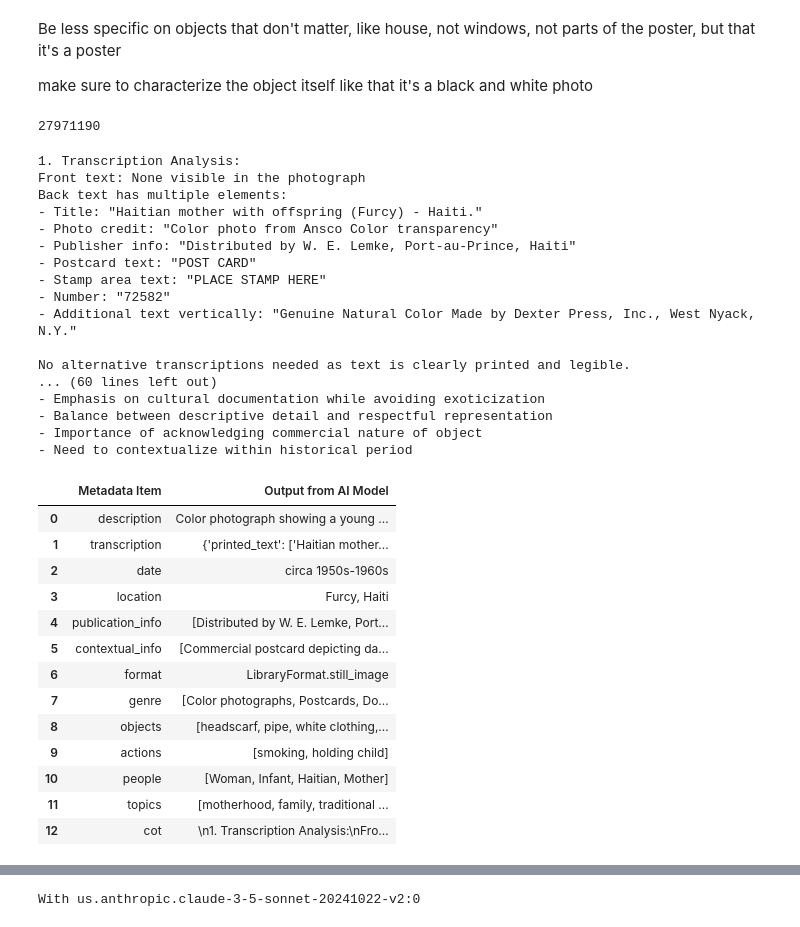
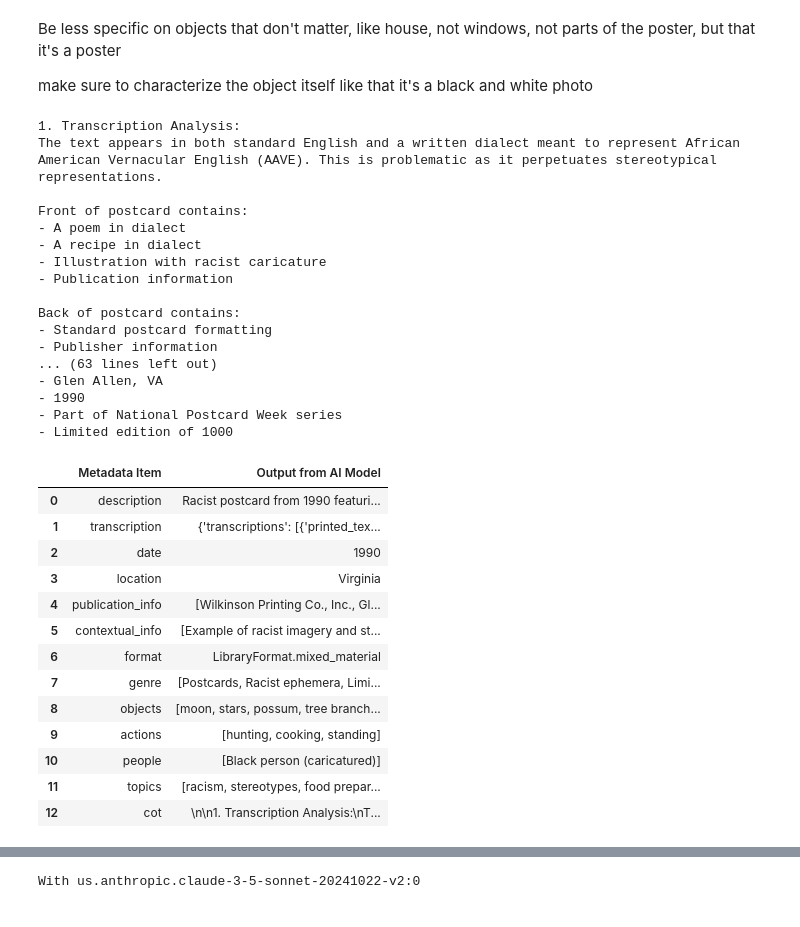
Before and after one commit to emory-libraries/ai-description, a Jupyter notebook: projects/research/metadata_generation.ipynb, the cells around one changed output, grey strips where cells are left out. Cells and saved outputs as stored; diff of their text form; code cells hidden in the pictures.

Commit message:
update transcription object

```diff
--- a/projects/research/metadata_generation.ipynb
+++ b/projects/research/metadata_generation.ipynb
@@ -135,15 +135,13 @@ s3_kwargs = {
     ),
     "region_name": "us-east-1",
 }
-image_path = "ground_truth/images"
-work_id = "880ht76hj7-cor"
-shas = ground_truth_df[ground_truth_df["work_id"] == work_id][["page_sha1", "page_title"]]
-front_sha = shas[shas["page_title"].str.lower() == "front"]["page_sha1"].values[0]
-back_sha = shas[shas["page_title"].str.lower() == "back"]["page_sha1"].values[0]
-front_bytes = s3_util.load_image_bytes(bucket_name, f"ground_truth_images/{front_sha}", s3_kwargs)
-len(front_bytes)
+# image_path = "ground_truth/images"
+# work_id = "880ht76hj7-cor"
+# shas = ground_truth_df[ground_truth_df["work_id"] == work_id][["page_sha1", "page_title"]]
+# front_sha = shas[shas["page_title"].str.lower() == "front"]["page_sha1"].values[0]
+# back_sha = shas[shas["page_title"].str.lower() == "back"]["page_sha1"].values[0]
+# front_bytes = s3_util.load_image_bytes(bucket_name, f"ground_truth_images/{front_sha}", s3_kwargs)
+# len(front_bytes)
-# %% [output]
-27971190
 # %%
 # from PIL import Image
 # import base64
@@ -188,10 +186,10 @@ def gen_metadata_for_wid(work_id, page_title):
         back_sha = None
 
     # Read and encode the images
-    image_data = s3_util.load_image_bytes(bucket_name, f"ground_truth_images/{front_sha}", s3_kwargs)
+    image_data = s3_util.load_to_bytes(bucket_name, f"ground_truth_images/{front_sha}", s3_kwargs)
     img_bytes_list = [image_data]
     if back_sha:
-        image_data_back = s3_util.load_image_bytes(bucket_name, f"ground_truth_images/{back_sha}", s3_kwargs)
+        image_data_back = s3_util.load_to_bytes(bucket_name, f"ground_truth_images/{back_sha}", s3_kwargs)
         img_bytes_list.append(image_data_back)
     else:
         image_data_back = None
@@ -207,39 +205,40 @@ def gen_metadata_for_wid(work_id, page_title):
 # %%
 reload(p)
 reload(gsm)
 reload(gen_utils)
-results = gen_metadata_for_wid('989r2280h5-cor', 'Front')
+# results = gen_metadata_for_wid('880ht76hj7-cor', 'Front') # cotton in sunny south 689d51c5f7-cor
+results = gen_metadata_for_wid('689d51c5f7-cor', 'Front') # AA boy pointing at possum in tree
 print(results.cot)
 print_output(results.model_dump())
 # %% [output]
 1. Transcription Analysis:
-Front text: None visible in the photograph
-Back text has multiple elements:
-- Title: "Haitian mother with offspring (Furcy) - Haiti."
-- Photo credit: "Color photo from Ansco Color transparency"
-- Publisher info: "Distributed by W. E. Lemke, Port-au-Prince, Haiti"
-- Postcard text: "POST CARD"
-- Stamp area text: "PLACE STAMP HERE"
-- Number: "72582"
-- Additional text vertically: "Genuine Natural Color Made by Dexter Press, Inc., West Nyack, N.Y."
+The text appears in both standard English and a written dialect meant to represent African American Vernacular English (AAVE). This is problematic as it perpetuates stereotypical representations.
 
-No alternative transcriptions needed as text is clearly printed and legible.
-... (60 lines left out)
-- Emphasis on cultural documentation while avoiding exoticization
-- Balance between descriptive detail and respectful representation
-- Importance of acknowledging commercial nature of object
-- Need to contextualize within historical period
+Front of postcard contains:
+- A poem in dialect
+- A recipe in dialect
+- Illustration with racist caricature
+- Publication information
+
+Back of postcard contains:
+- Standard postcard formatting
+- Publisher information
+... (63 lines left out)
+- Glen Allen, VA
+- 1990
+- Part of National Postcard Week series
+- Limited edition of 1000
 |  | Metadata Item | Output from AI Model |
-| 0 | description | Color photograph showing a young ... |
-| 1 | transcription | {'printed_text': ['Haitian mother... |
-| 2 | date | circa 1950s-1960s |
-| 3 | location | Furcy, Haiti |
-| 4 | publication_info | [Distributed by W. E. Lemke, Port... |
-| 5 | contextual_info | [Commercial postcard depicting da... |
-| 6 | format | LibraryFormat.still_image |
-| 7 | genre | [Color photographs, Postcards, Do... |
-| 8 | objects | [headscarf, pipe, white clothing,... |
-| 9 | actions | [smoking, holding child] |
-| 10 | people | [Woman, Infant, Haitian, Mother] |
-| 11 | topics | [motherhood, family, traditional ... |
-| 12 | cot | \n1. Transcription Analysis:\nFro... |
+| 0 | description | Racist postcard from 1990 featuri... |
+| 1 | transcription | {'transcriptions': [{'printed_tex... |
+| 2 | date | 1990 |
+| 3 | location | Virginia |
+| 4 | publication_info | [Wilkinson Printing Co., Inc., Gl... |
+| 5 | contextual_info | [Example of racist imagery and st... |
+| 6 | format | LibraryFormat.mixed_material |
+| 7 | genre | [Postcards, Racist ephemera, Limi... |
+| 8 | objects | [moon, stars, possum, tree branch... |
+| 9 | actions | [hunting, cooking, standing] |
+| 10 | people | [Black person (caricatured)] |
+| 11 | topics | [racism, stereotypes, food prepar... |
+| 12 | cot | \n\n1. Transcription Analysis:\nT... |
```
Also changed, not shown: parts of 6 cells of this notebook, 2 other files.
